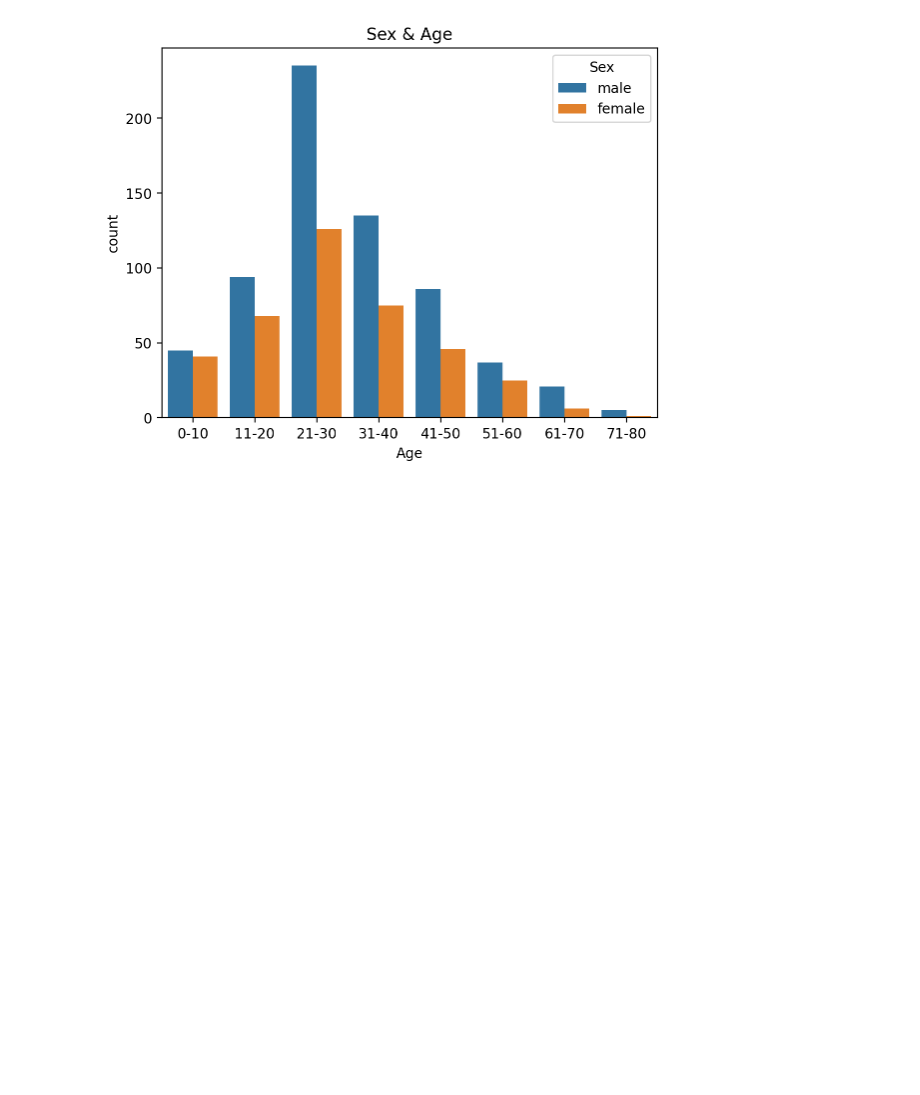
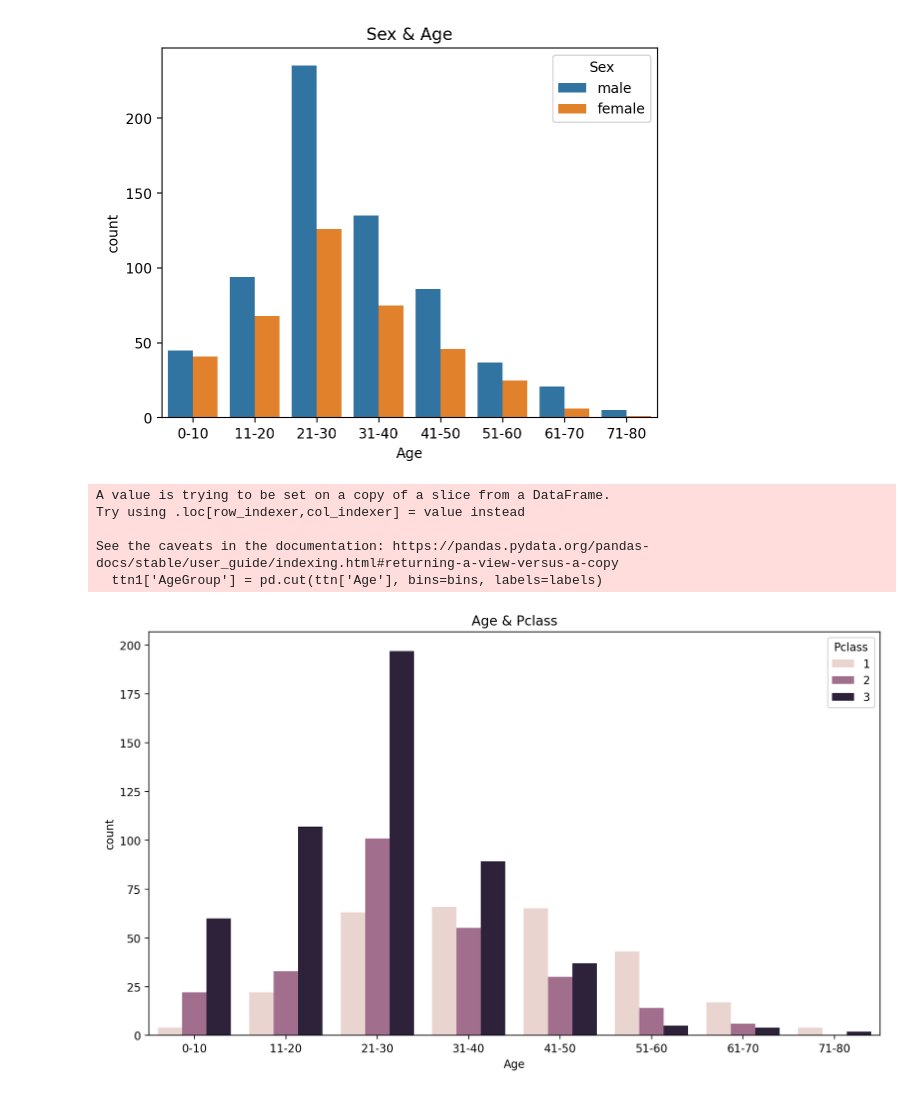
Before and after one commit to jinsumin81/BD-team, a Jupyter notebook: 타이타닉분석.ipynb, the cells around one changed output. Drawn from its saved outputs; the diff is of its cells as text; code cells hidden in the pictures; blank space fills up the shorter version.

```diff
--- a/타이타닉분석.ipynb
+++ b/타이타닉분석.ipynb
@@ -115,3 +120,24 @@ Try using .loc[row_indexer,col_indexer] = value instead
 See the caveats in the documentation: https://pandas.pydata.org/pandas-docs/stable/user_guide/indexing.html#returning-a-view-versus-a-copy
   ttn1['AgeGroup'] = pd.cut(ttn1['Age'], bins=bins, labels=labels)
 [figure]
+# %%
+#나이대 별로 등급 시각화
+bins = [0, 10, 20, 30, 40, 50, 60, 70, 80]
+labels = ['0-10','11-20','21-30','31-40','41-50','51-60','61-70','71-80']
+ttn1['AgeGroup'] = pd.cut(ttn['Age'], bins=bins, labels=labels)
+
+plt.figure(figsize=(10, 6))
+sns.countplot(x='AgeGroup', hue='Pclass', data=ttn1, order=labels)
+plt.title('Age & Pclass')
+plt.xlabel('Age')
+plt.ylabel('count')
+plt.legend(title='Pclass')
+plt.tight_layout()
+plt.show()
+# %% [output]
+A value is trying to be set on a copy of a slice from a DataFrame.
+Try using .loc[row_indexer,col_indexer] = value instead
+
+See the caveats in the documentation: https://pandas.pydata.org/pandas-docs/stable/user_guide/indexing.html#returning-a-view-versus-a-copy
+  ttn1['AgeGroup'] = pd.cut(ttn['Age'], bins=bins, labels=labels)
+[figure, added]
```
Also changed, not shown: parts of 12 cells of this notebook.
